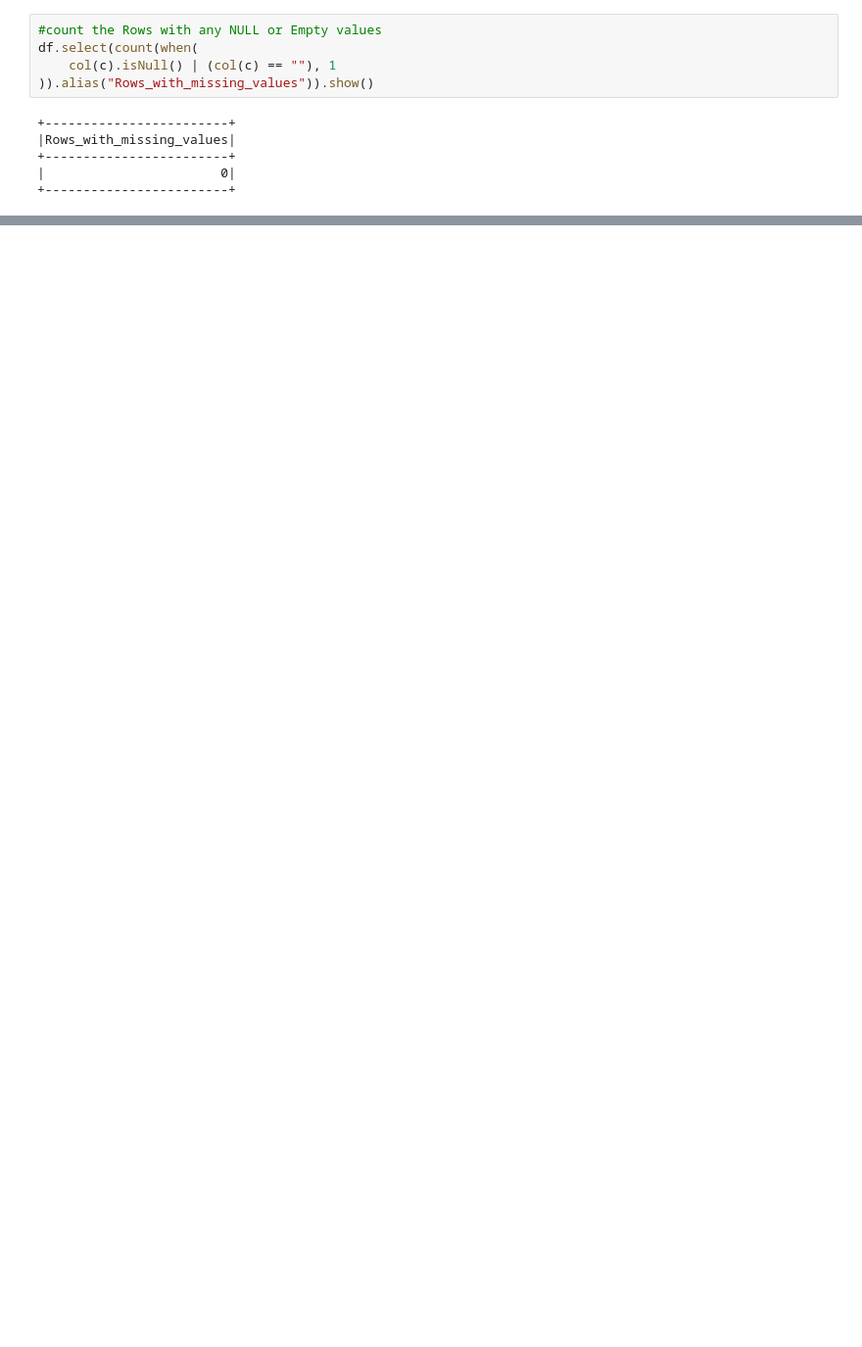
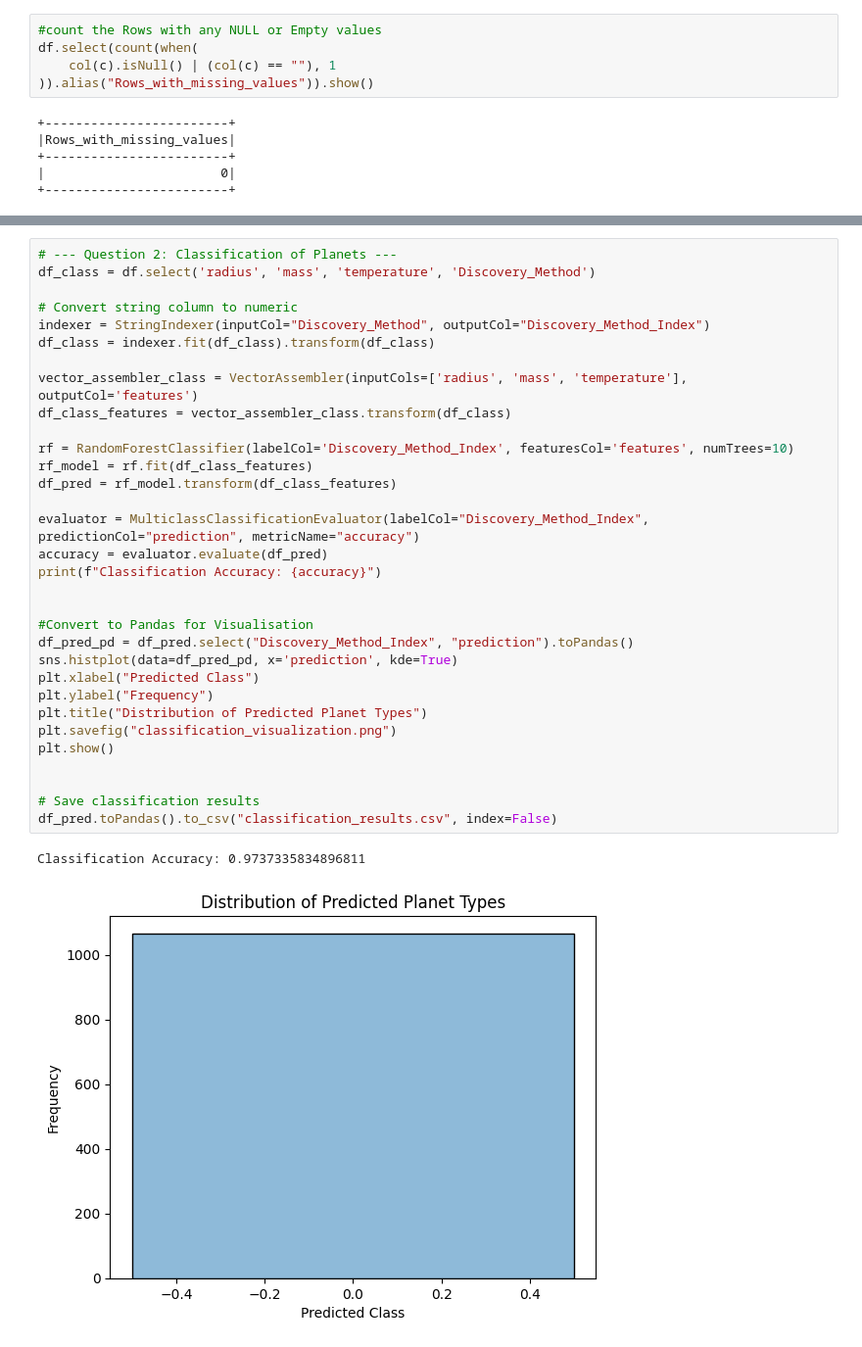
Before and after one commit to PatZ2346/ExoPlanet-Prediction, a Jupyter notebook: ETL_pyspark.ipynb, the cells around one changed output, grey strips where cells are left out. Shown at 98% size. Saved outputs shown, nothing was run; the diff lists cells and outputs as text; blank space fills up the shorter version.

```diff
--- a/ETL_pyspark.ipynb
+++ b/ETL_pyspark.ipynb
@@ -389,0 +535,35 @@ df.write.csv("PS_dataset.csv", header=True)
+# %%
+# --- Question 2: Classification of Planets ---
+df_class = df.select('radius', 'mass', 'temperature', 'Discovery_Method')
+
+# Convert string column to numeric
+indexer = StringIndexer(inputCol="Discovery_Method", outputCol="Discovery_Method_Index")
+df_class = indexer.fit(df_class).transform(df_class)
+
+vector_assembler_class = VectorAssembler(inputCols=['radius', 'mass', 'temperature'], outputCol='features')
+df_class_features = vector_assembler_class.transform(df_class)
+
+rf = RandomForestClassifier(labelCol='Discovery_Method_Index', featuresCol='features', numTrees=10)
+rf_model = rf.fit(df_class_features)
+df_pred = rf_model.transform(df_class_features)
+
+evaluator = MulticlassClassificationEvaluator(labelCol="Discovery_Method_Index", predictionCol="prediction", metricName="accuracy")
+accuracy = evaluator.evaluate(df_pred)
+print(f"Classification Accuracy: {accuracy}")
+
+
+#Convert to Pandas for Visualisation
+df_pred_pd = df_pred.select("Discovery_Method_Index", "prediction").toPandas()
+sns.histplot(data=df_pred_pd, x='prediction', kde=True)
+plt.xlabel("Predicted Class")
+plt.ylabel("Frequency")
+plt.title("Distribution of Predicted Planet Types")
+plt.savefig("classification_visualization.png")
+plt.show()
+
+
+# Save classification results
+df_pred.toPandas().to_csv("classification_results.csv", index=False)
+# %% [output]
+Classification Accuracy: 0.9737335834896811
+[figure, added]
```
Also changed, not shown: parts of 44 cells of this notebook, 3 other files.
